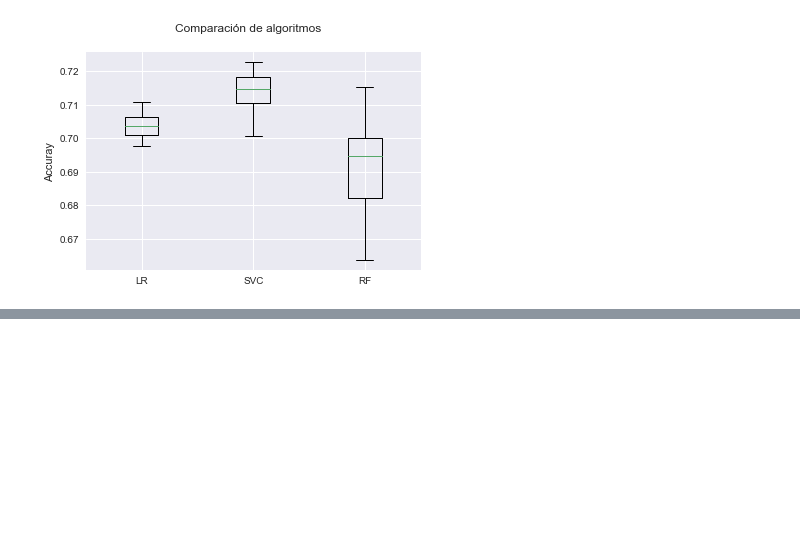
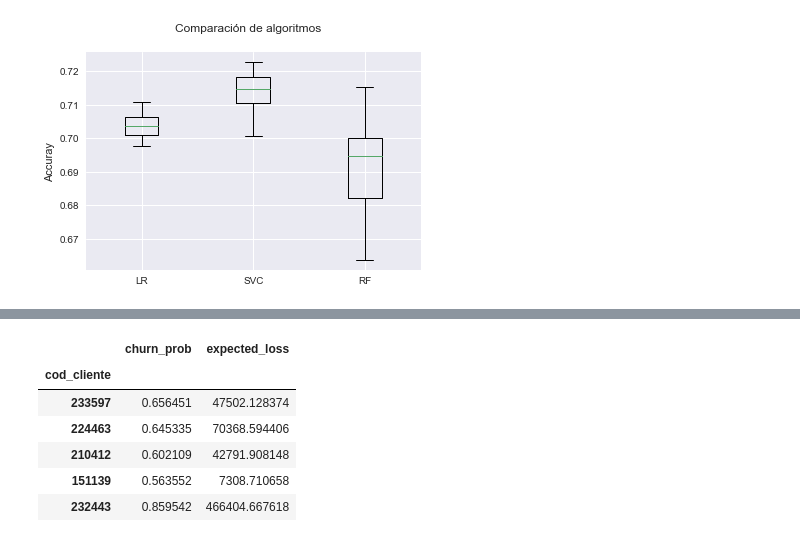
Before and after one commit to apasmino/Churn, a Jupyter notebook: Churn.ipynb, the cells around one changed output, grey strips where cells are left out. Cells and saved outputs as stored; diff of their text form; code cells hidden in the pictures; blank space fills up the shorter version.

```diff
--- a/Churn.ipynb
+++ b/Churn.ipynb
@@ -384,0 +427,10 @@ los mejores resultados los entrega el modelo de SVM, con el que trabajaremos la
+# %%
+historia[['churn_prob', 'expected_loss']].head()
+# %% [output]
+|  | churn_prob | expected_loss |
+| cod_cliente |  |  |
+| 233597 | 0.656451 | 47502.128374 |
+| 224463 | 0.645335 | 70368.594406 |
+| 210412 | 0.602109 | 42791.908148 |
+| 151139 | 0.563552 | 7308.710658 |
+| 232443 | 0.859542 | 466404.667618 |
```
Also changed, not shown: parts of 6 cells of this notebook.
